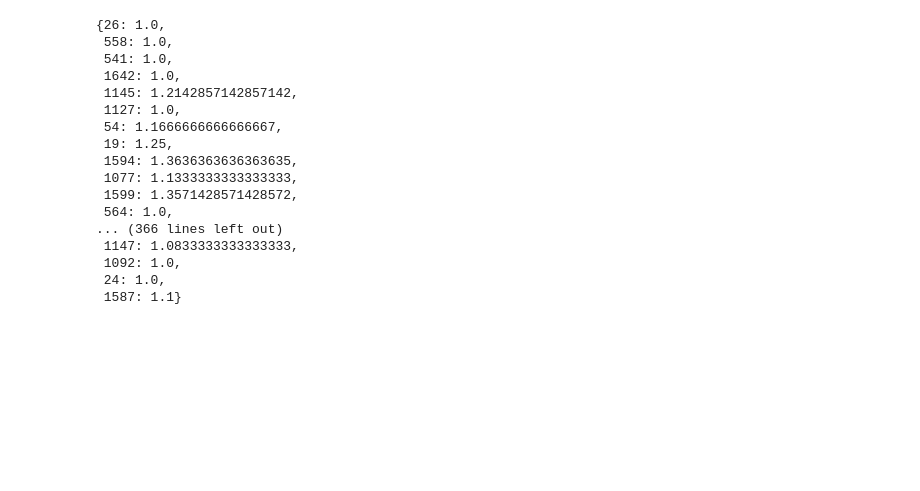
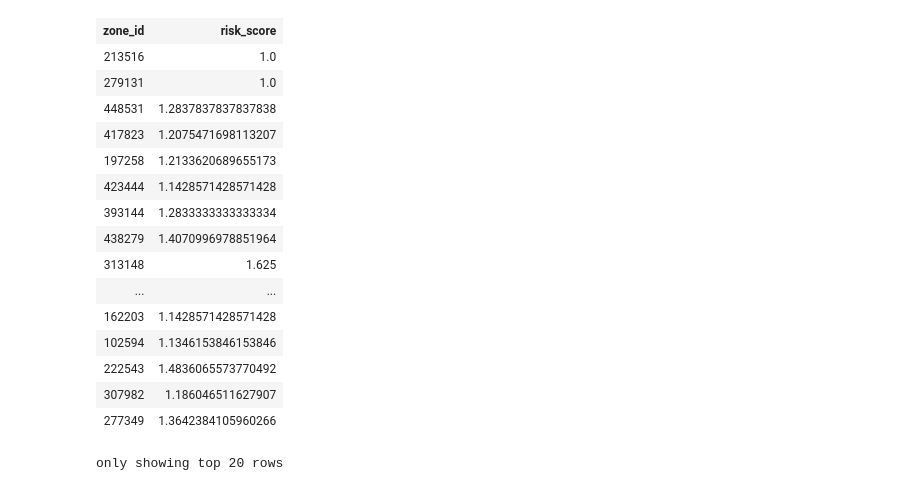
Before and after one commit to gargabhay1999/Janus-BigData, a Jupyter notebook: backend/janus.ipynb, the cells around one changed output. Cells and saved outputs as stored; diff of their text form; code cells hidden in the pictures; blank space fills up the shorter version.

Commit message:
optimized the risk_score calculation

```diff
--- a/backend/janus.ipynb
+++ b/backend/janus.ipynb
@@ -108,26 +86,38 @@ only showing top 20 rows
+# %%
+from pyspark.sql.functions import udf
+from pyspark.sql.types import IntegerType
+
+def find_zone_id(latitude, longitude):
+    # Input validation
+    if not (min_latitude <= latitude <= max_latitude) or not (min_longitude <= longitude <= max_longitude):
+        return "Invalid latitude or longitude"
+
+    # Calculate indexes
+    lat_index = int((latitude - min_latitude) / lat_step)
+    lon_index = int((longitude - min_longitude) / lon_step)
+
+    # Handle edge cases
+    if lat_index == num_divisions:
+        lat_index -= 1
+    if lon_index == num_divisions:
+        lon_index -= 1
+
+    # Calculate zone_id
+    zone_id = lat_index * num_divisions + lon_index
+    return zone_id
+
+find_zone_id_udf = udf(find_zone_id, IntegerType())
 # %%
 from pyspark.sql.functions import col, round, floor
 
 # Round the latitude and longitude in new_df to 6 decimal places
 # new_df = arrest_data_df
-new_df = arrest_data_df.withColumn("Latitude", round(col("Latitude"), 6))
-new_df = arrest_data_df.withColumn("Longitude", round(col("Longitude"), 6))
+new_df = arrest_data_df.withColumn("Latitude", round(col("Latitude"), 6)) \
+                      .withColumn("Longitude", round(col("Longitude"), 6))
 
-# Join new_df with zone_df to assign zone_id
-# The join condition checks if the latitude and longitude of new_df fall within the zone boundaries
-joined_df = new_df.join(
-    zone_df,
-    (new_df.Latitude >= zone_df.y1) &
-    (new_df.Latitude < zone_df.y2) &
-    (new_df.Longitude >= zone_df.x1) &
-    (new_df.Longitude < zone_df.x2),
-    "left_outer"
-)
 
 # Update new_df to include the zone_id
-new_df_with_zone_id = joined_df.select(new_df["*"], zone_df["zone_id"])
-
-# new_df_with_zone_id = new_df_with_zone_id.withColumn("zone", floor(lit(col("zone_id")/num_divisions)))
+new_df_with_zone_id = new_df.withColumn('zone_id', find_zone_id_udf(col("Latitude"), col("Longitude")))
 
 # Show the updated DataFrame or process further
 new_df_with_zone_id.show(10)
@@ -150,27 +140,28 @@ only showing top 10 rows
 # %%
 crime_count_per_day_zone = new_df_with_zone_id.groupBy("zone_id", "ARREST_DATE").agg(count("*").alias("daily_crimes"))
 
 # Calculate the average crime rate per day for each zone
 # This assumes the dataset spans the entire period for which you want to calculate the rate
 crime_rate_per_zone = crime_count_per_day_zone.groupBy("zone_id").agg(avg("daily_crimes").alias("risk_score"))
+crime_rate_per_zone.dropna()
 # %% [output]
+| zone_id | risk_score |
+| 213516 | 1.0 |
+| 279131 | 1.0 |
+| 448531 | 1.2837837837837838 |
+| 417823 | 1.2075471698113207 |
+| 197258 | 1.2133620689655173 |
+| 423444 | 1.1428571428571428 |
+| 393144 | 1.2833333333333334 |
+| 438279 | 1.4070996978851964 |
+| 313148 | 1.625 |
+| ... | ... |
+| 162203 | 1.1428571428571428 |
+| 102594 | 1.1346153846153846 |
+| 222543 | 1.4836065573770492 |
+| 307982 | 1.186046511627907 |
+| 277349 | 1.3642384105960266 |
-{26: 1.0,
- 558: 1.0,
- 541: 1.0,
- 1642: 1.0,
- 1145: 1.2142857142857142,
- 1127: 1.0,
- 54: 1.1666666666666667,
- 19: 1.25,
- 1594: 1.3636363636363635,
- 1077: 1.1333333333333333,
- 1599: 1.3571428571428572,
- 564: 1.0,
-... (366 lines left out)
- 1147: 1.0833333333333333,
- 1092: 1.0,
- 24: 1.0,
- 1587: 1.1}
+only showing top 20 rows
 # %%
 crime_rate_per_zone.write.mode("overwrite").csv("zone_risk.csv")
 # %%
```
Also changed, not shown: parts of 8 cells of this notebook, 10 other files.
